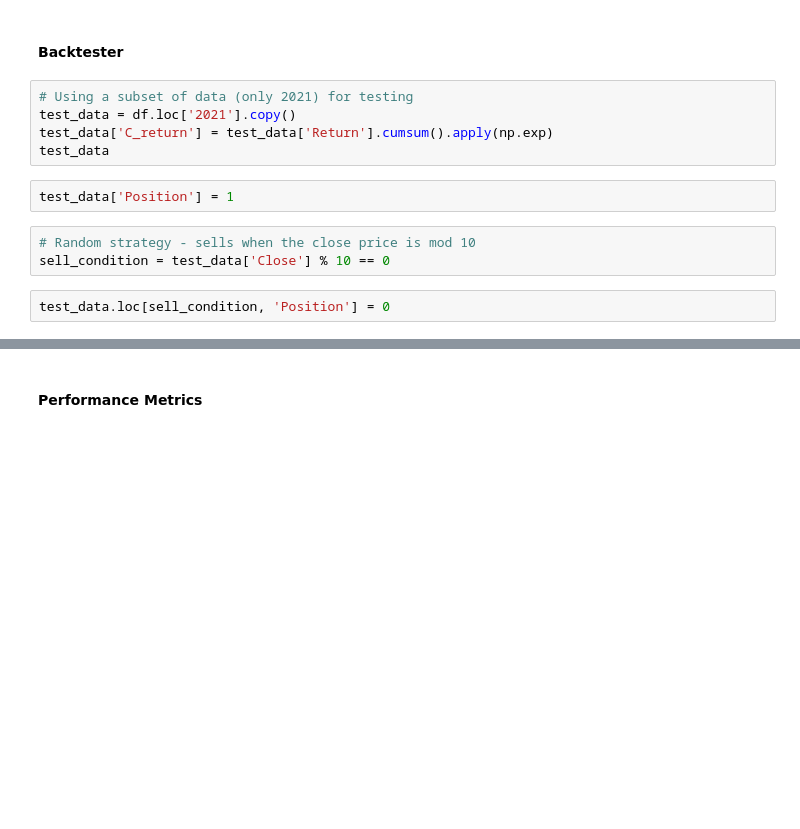
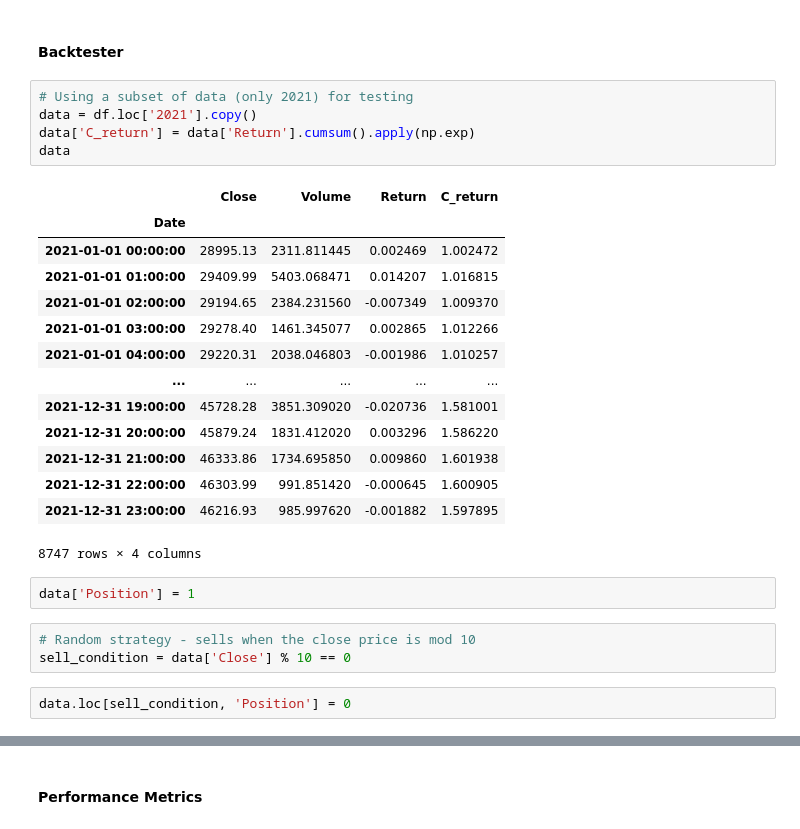
Before and after one commit to jctaylor11/algotrader-playground, a Jupyter notebook: notebooks/backtester.ipynb, the cells around one changed output, grey strips where cells are left out. Cells and saved outputs as stored; diff of their text form; blank space fills up the shorter version.

```diff
--- a/notebooks/backtester.ipynb
+++ b/notebooks/backtester.ipynb
@@ -63,15 +107,30 @@ df
 #### Backtester
 # %%
 # Using a subset of data (only 2021) for testing
-test_data = df.loc['2021'].copy()
-test_data['C_return'] = test_data['Return'].cumsum().apply(np.exp)
-test_data
+data = df.loc['2021'].copy()
+data['C_return'] = data['Return'].cumsum().apply(np.exp)
+data
+# %% [output]
+|  | Close | Volume | Return | C_return |
+| Date |  |  |  |  |
+| 2021-01-01 00:00:00 | 28995.13 | 2311.811445 | 0.002469 | 1.002472 |
+| 2021-01-01 01:00:00 | 29409.99 | 5403.068471 | 0.014207 | 1.016815 |
+| 2021-01-01 02:00:00 | 29194.65 | 2384.231560 | -0.007349 | 1.009370 |
+| 2021-01-01 03:00:00 | 29278.40 | 1461.345077 | 0.002865 | 1.012266 |
+| 2021-01-01 04:00:00 | 29220.31 | 2038.046803 | -0.001986 | 1.010257 |
+| ... | ... | ... | ... | ... |
+| 2021-12-31 19:00:00 | 45728.28 | 3851.309020 | -0.020736 | 1.581001 |
+| 2021-12-31 20:00:00 | 45879.24 | 1831.412020 | 0.003296 | 1.586220 |
+| 2021-12-31 21:00:00 | 46333.86 | 1734.695850 | 0.009860 | 1.601938 |
+| 2021-12-31 22:00:00 | 46303.99 | 991.851420 | -0.000645 | 1.600905 |
+| 2021-12-31 23:00:00 | 46216.93 | 985.997620 | -0.001882 | 1.597895 |
+8747 rows × 4 columns
 # %%
-test_data['Position'] = 1
+data['Position'] = 1
 # %%
 # Random strategy - sells when the close price is mod 10
-sell_condition = test_data['Close'] % 10 == 0
+sell_condition = data['Close'] % 10 == 0
 # %%
-test_data.loc[sell_condition, 'Position'] = 0
+data.loc[sell_condition, 'Position'] = 0
 # %%
 # Checks to see how many times the strategy is not holding
```
Also changed, not shown: parts of 23 cells of this notebook, 1 other file.
